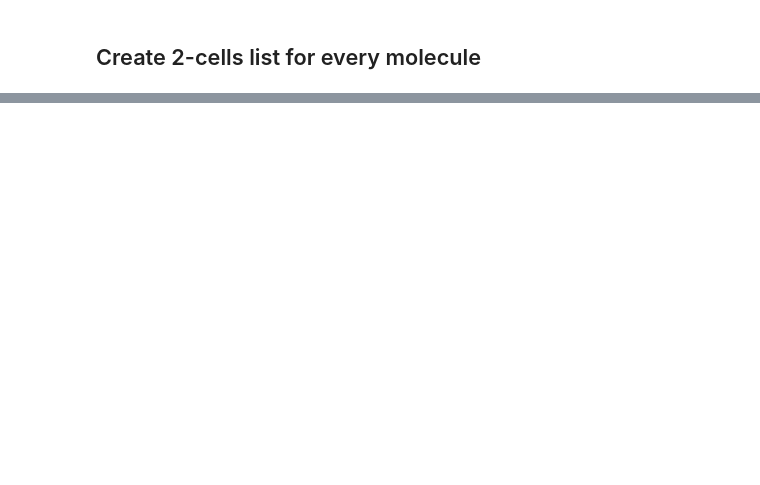
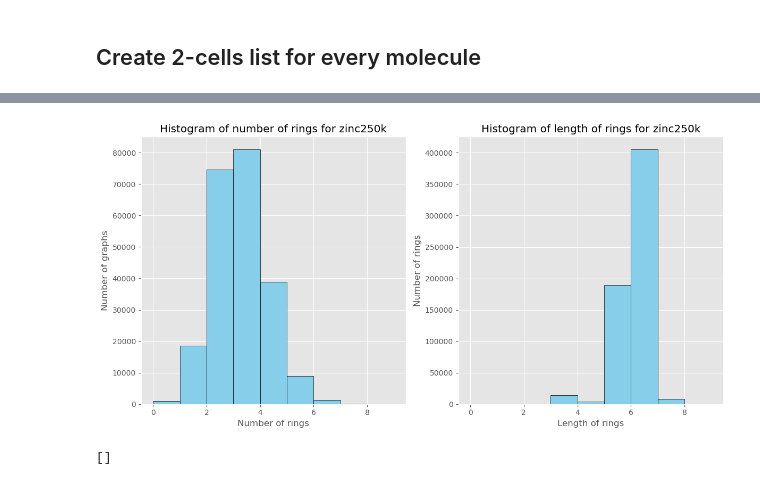
Before and after one commit to xwang38438/molecule-cell-gen, a Jupyter notebook: graph-tool.ipynb, the cells around one changed output, grey strips where cells are left out. Drawn from its saved outputs; the diff is of its cells as text; code cells hidden in the pictures; blank space fills up the shorter version.

```diff
--- a/graph-tool.ipynb
+++ b/graph-tool.ipynb
@@ -112,0 +111,45 @@ with open('data/qm9_test_rings.pkl', 'wb') as f:
+# %%
+# get rings for zinc250k
+
+from tqdm import tqdm
+
+zinc_train_rings = []
+for graph in tqdm(zinc):
+    edge_index = graph_to_edge_index(graph)
+    rings = get_rings(edge_index)
+    zinc_train_rings.append(rings)
+# %%
+# count number of rings for each graph
+zinc_train_rings_count = []
+for rings in zinc_train_rings:
+    zinc_train_rings_count.append(len(rings))
+
+zinc_train_rings_len = []
+for rings in zinc_train_rings:
+    for ring in rings:
+        zinc_train_rings_len.append(len(ring))
+# %%
+import matplotlib.pyplot as plt
+import numpy as np
+
+# Use a style for the plot
+plt.style.use('ggplot')
+
+fig, axs = plt.subplots(1, 2, figsize=(12, 6))
+
+# Plot the first histogram with a color and edge color
+axs[0].hist(zinc_train_rings_count, bins=np.arange(0, 10, 1), color='skyblue', edgecolor='black')
+axs[0].set_xlabel('Number of rings')
+axs[0].set_ylabel('Number of graphs')
+axs[0].set_title('Histogram of number of rings for zinc250k')
+
+# Plot the second histogram with a color and edge color
+axs[1].hist(zinc_train_rings_len, bins=np.arange(0, 10, 1), color='skyblue', edgecolor='black')
+axs[1].set_xlabel('Length of rings')
+axs[1].set_ylabel('Number of rings')
+axs[1].set_title('Histogram of length of rings for zinc250k')
+
+plt.tight_layout()
+plt.show()
+# %% [output]
+[figure, added]
@@ -112,0 +182,4 @@ with open('data/qm9_test_rings.pkl', 'wb') as f:
+# %%
+qm9_rings_count
+# %% [output]
+[]
```
Also changed, not shown: parts of 10 cells of this notebook, 24 other files.
